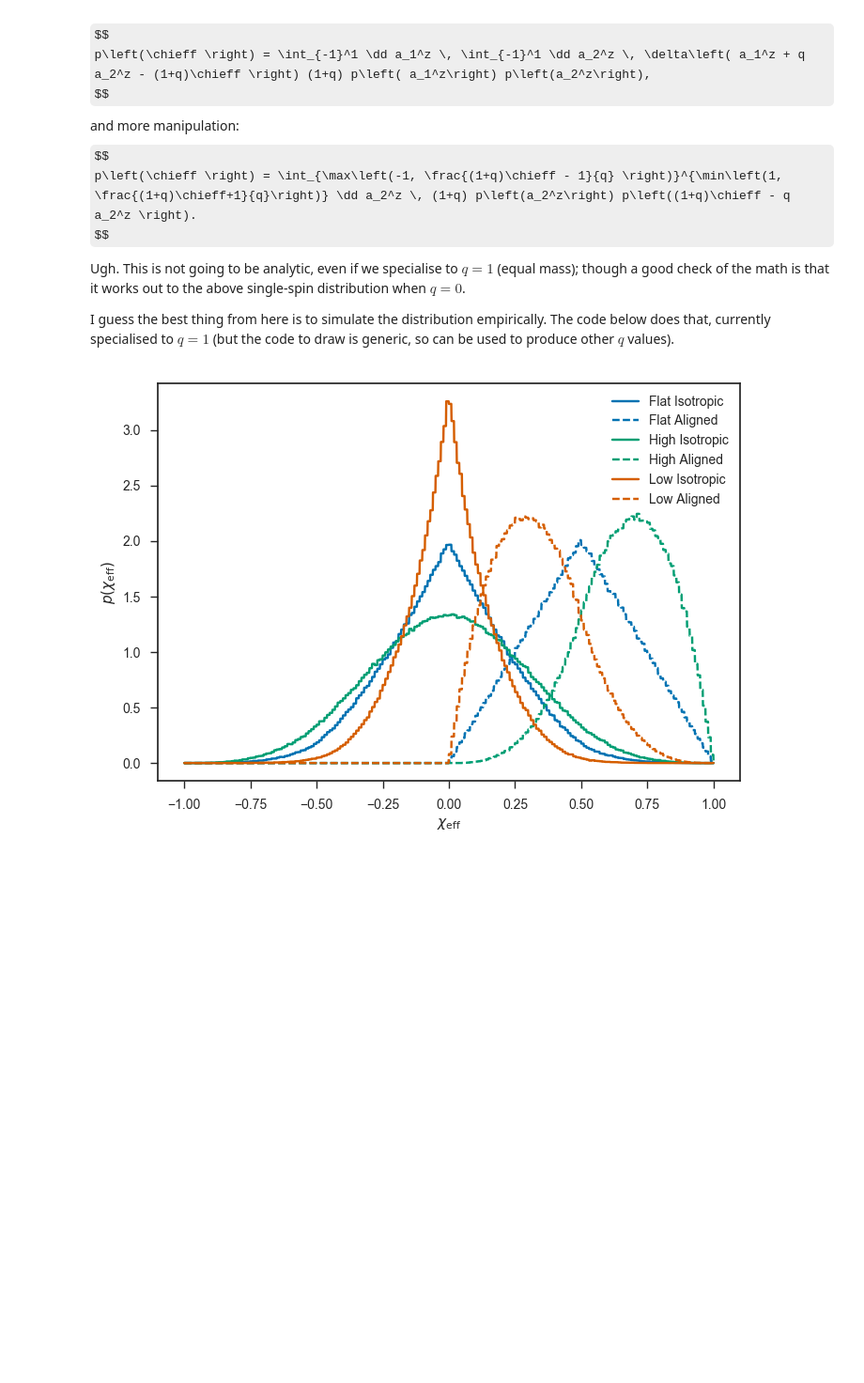
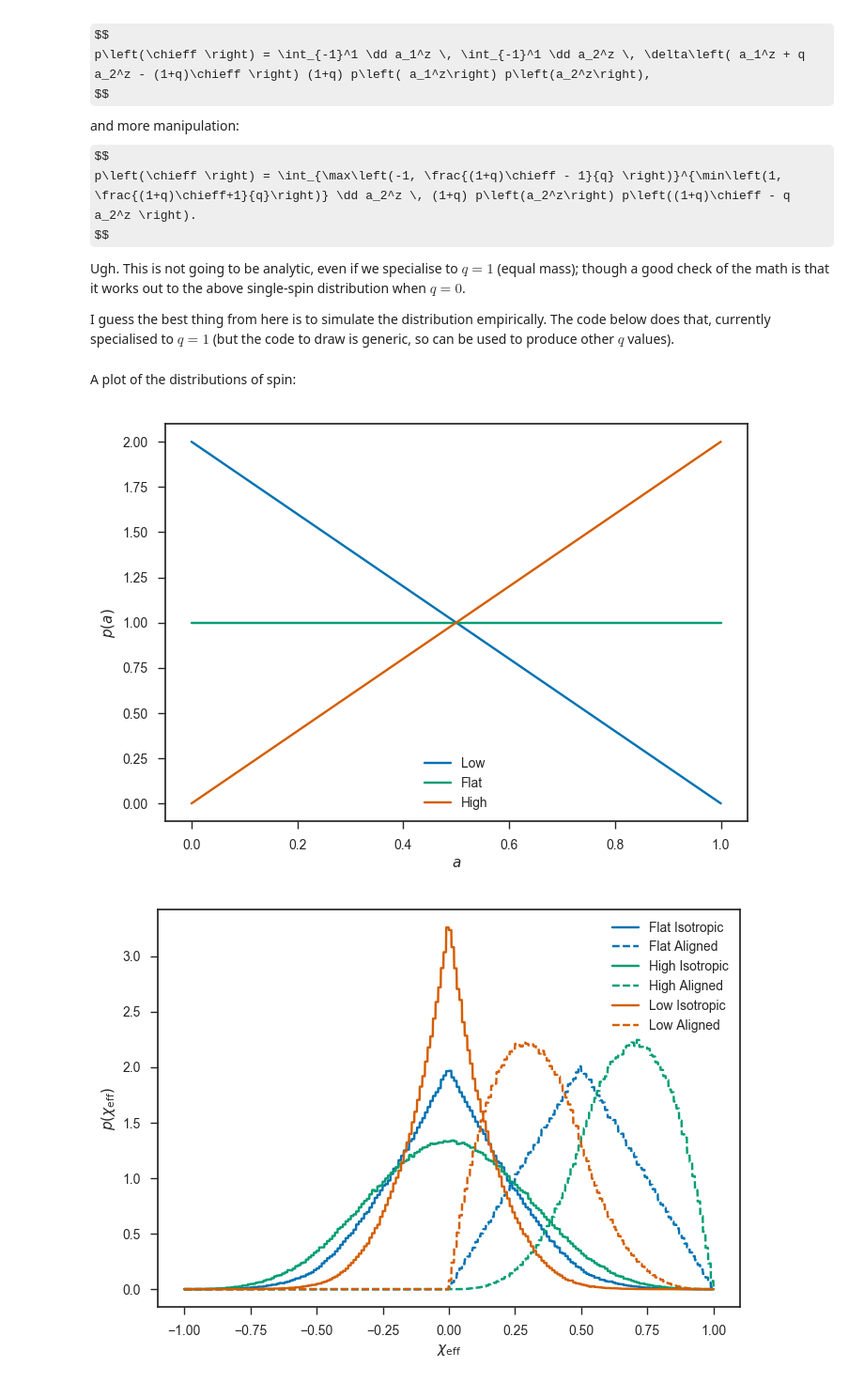
Before and after one commit to farr/AlignedVersusIsoSpin, a Jupyter notebook: notebooks/AlignedVersusIsoPhenom.ipynb, the cells around one changed output. Shown: that part at 94% size. Drawn from its saved outputs; the diff is of its cells as text; code cells hidden in the pictures; some formulas as TeX source; blank space fills up the shorter version.

Commit message:
Added p(a) plot, addressing #32.

```diff
--- a/notebooks/AlignedVersusIsoPhenom.ipynb
+++ b/notebooks/AlignedVersusIsoPhenom.ipynb
@@ -114,6 +114,19 @@ $$
 Ugh.  This is not going to be analytic, even if we specialise to $q = 1$ (equal mass); though a good check of the math is that it works out to the above single-spin distribution when $q=0$.
 
 I guess the best thing from here is to simulate the distribution empirically.  The code below does that, currently specialised to $q = 1$ (but the code to draw is generic, so can be used to produce other $q$ values).
+# %% [markdown]
+A plot of the distributions of spin:
+# %%
+as = collect(linspace(0, 1, 1000))
+plot(as, 2.0*(1.0-as), label="Low")
+plot(as, ones(size(as)), label="Flat")
+plot(as, 2.0*as, label="High")
+legend(loc="best")
+xlabel(L"$a$")
+ylabel(L"$p(a)$")
+savefig("../plots/pa.pdf")
+# %% [output]
+[figure, added]
 # %%
 function make_histogram_density(bins, counts)
     N = sum(counts)
```
Also changed, not shown: 2 other files.
